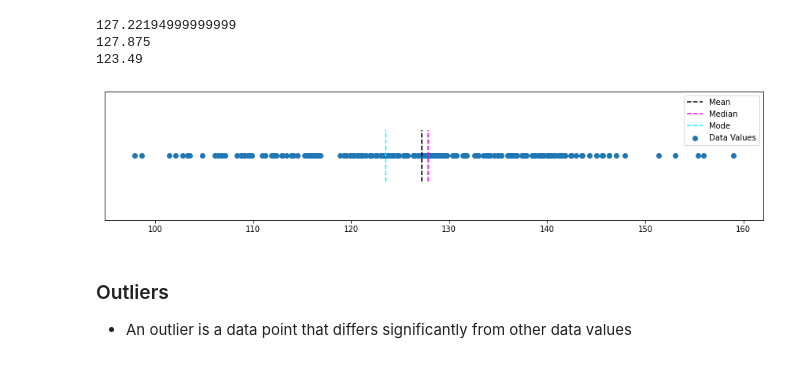
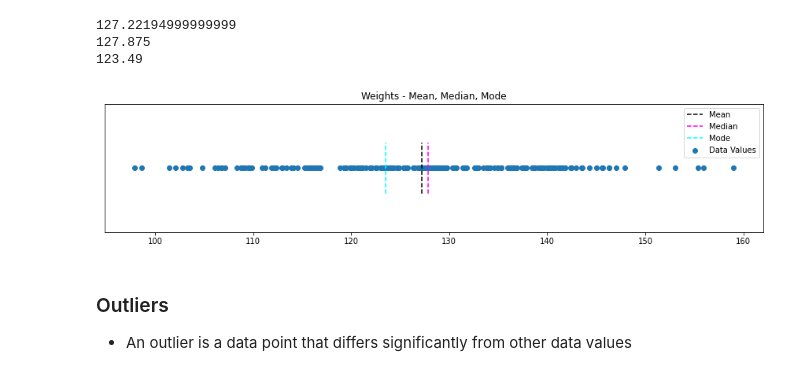
Before and after one commit to msameeruddin/Data-Analysis-Python, a Jupyter notebook: 4_DA_Visualization/basic_visualization.ipynb, the cells around one changed output. Cells and saved outputs as stored; diff of their text form; code cells hidden in the pictures.

```diff
--- a/4_DA_Visualization/basic_visualization.ipynb
+++ b/4_DA_Visualization/basic_visualization.ipynb
@@ -202,0 +199,4 @@ df.head()
+# %%
+data_source = 'https://bit.ly/2RU48GX'
+df = pd.read_csv(data_source)
+df.head()
@@ -259,19 +268,21 @@ print(mode_val)
 # %%
 plt.figure(figsize=(15, 3))
 
 plt.yticks([])
+
+plt.title("Weights - Mean, Median, Mode")
 
 plt.scatter(x_list, y_list, label='Data Values')
 
 plt.axvline(x=mean_val, ymin=0.3, ymax=0.7, ls='--', color='black', label='Mean')
 plt.axvline(x=median_val, ymin=0.3, ymax=0.7, ls='--', color='magenta', label='Median')
 plt.axvline(x=mode_val, ymin=0.3, ymax=0.7, ls='--', color='cyan', label='Mode')
 
 plt.legend()
 
 plt.show()
 # %% [output]
-[figure, old version]
+[figure, new version]
 # %% [markdown]
 ### Outliers
 
```
Also changed, not shown: parts of 6 cells of this notebook, 21 other files.
